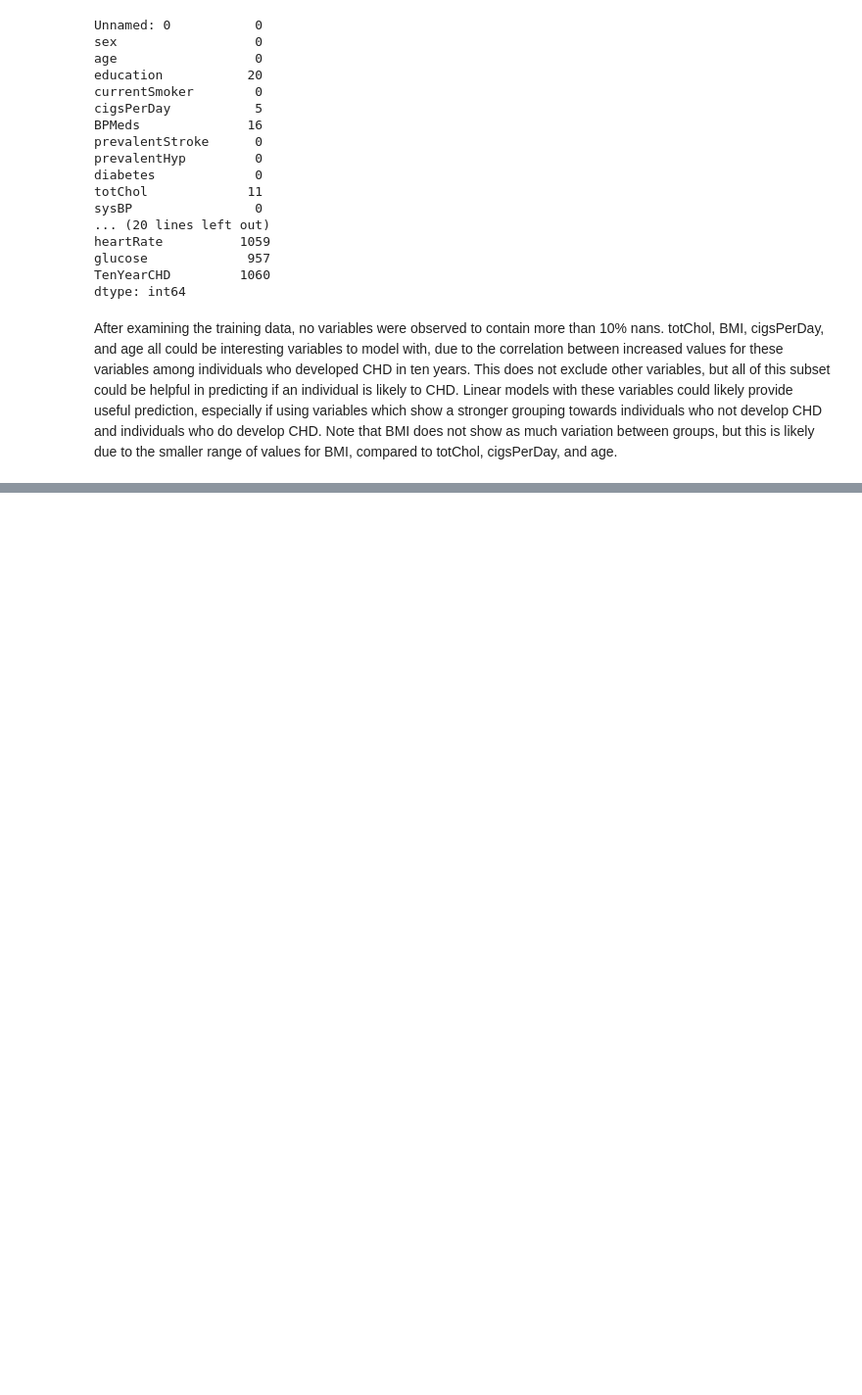
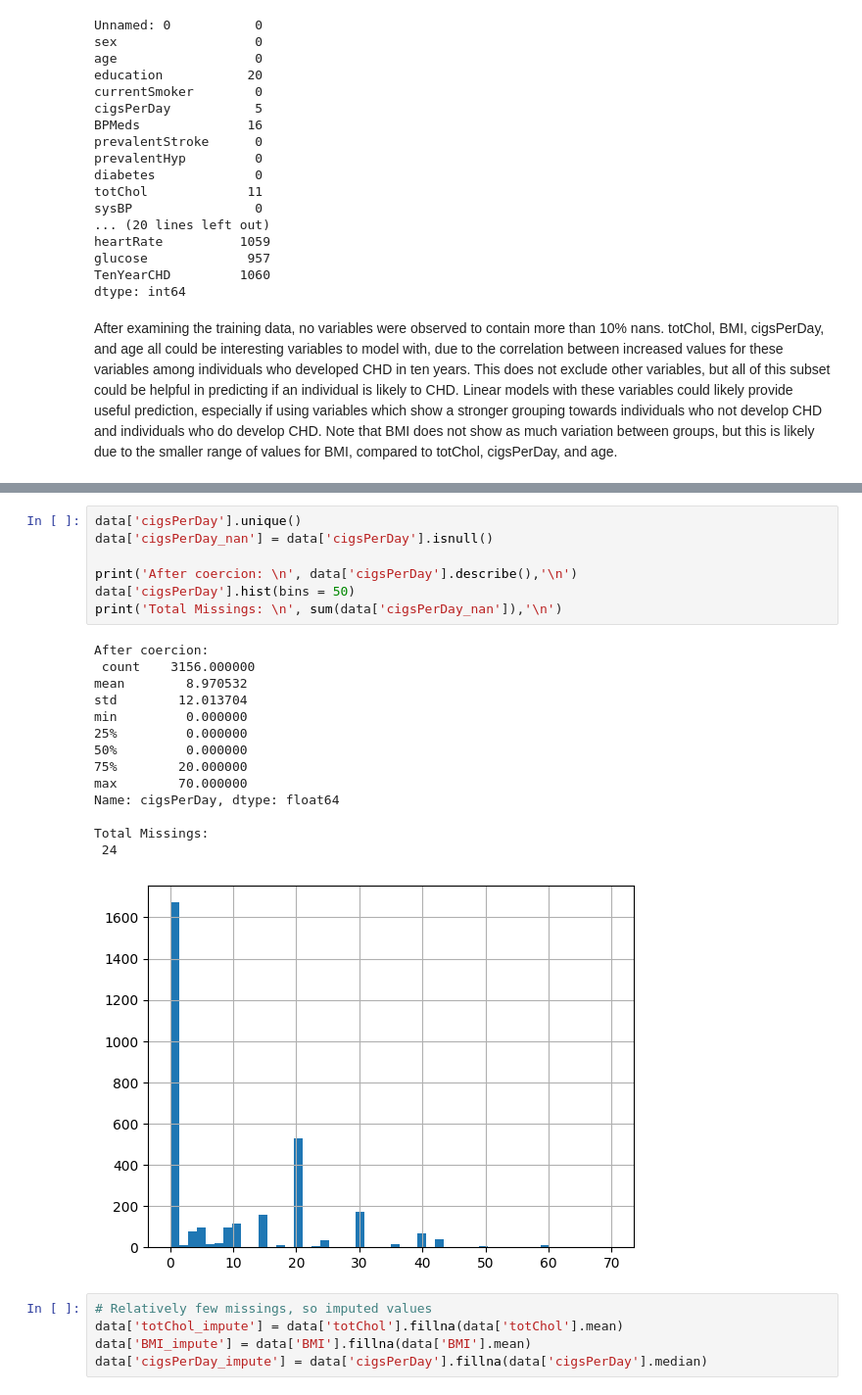
Before and after one commit to vnewsome/project_chd, a Jupyter notebook: ML_project2.ipynb, the cells around one changed output, grey strips where cells are left out. Shown at 98% size. Cells and saved outputs as stored; diff of their text form; blank space fills up the shorter version.

```diff
--- a/ML_project2.ipynb
+++ b/ML_project2.ipynb
@@ -210,3 +250,30 @@ After examining the training data, no variables were observed to contain more th
+# %%
+data['cigsPerDay'].unique()
+data['cigsPerDay_nan'] = data['cigsPerDay'].isnull()
+
+print('After coercion: \n', data['cigsPerDay'].describe(),'\n')
+data['cigsPerDay'].hist(bins = 50)
+print('Total Missings: \n', sum(data['cigsPerDay_nan']),'\n')
+# %% [output]
+After coercion:
+ count    3156.000000
+mean        8.970532
+std        12.013704
+min         0.000000
+25%         0.000000
+50%         0.000000
+75%        20.000000
+max        70.000000
+Name: cigsPerDay, dtype: float64
+
+Total Missings:
+ 24
+[figure, added]
+# %%
+# Relatively few missings, so imputed values
+data['totChol_impute'] = data['totChol'].fillna(data['totChol'].mean)
+data['BMI_impute'] = data['BMI'].fillna(data['BMI'].mean)
+data['cigsPerDay_impute'] = data['cigsPerDay'].fillna(data['cigsPerDay'].median)
 # %%
 # linear model
 from sklearn.linear_model import LinearRegression
```
Also changed, not shown: parts of 8 cells of this notebook.
